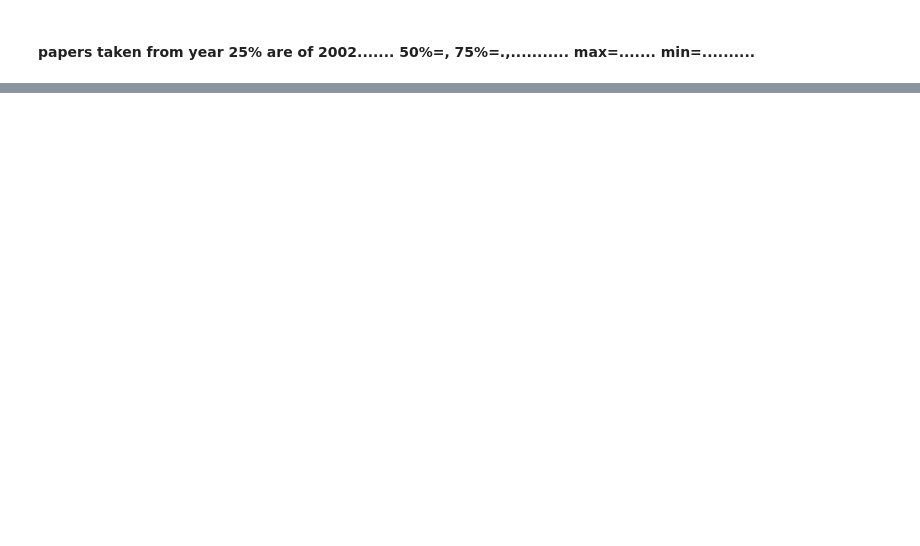
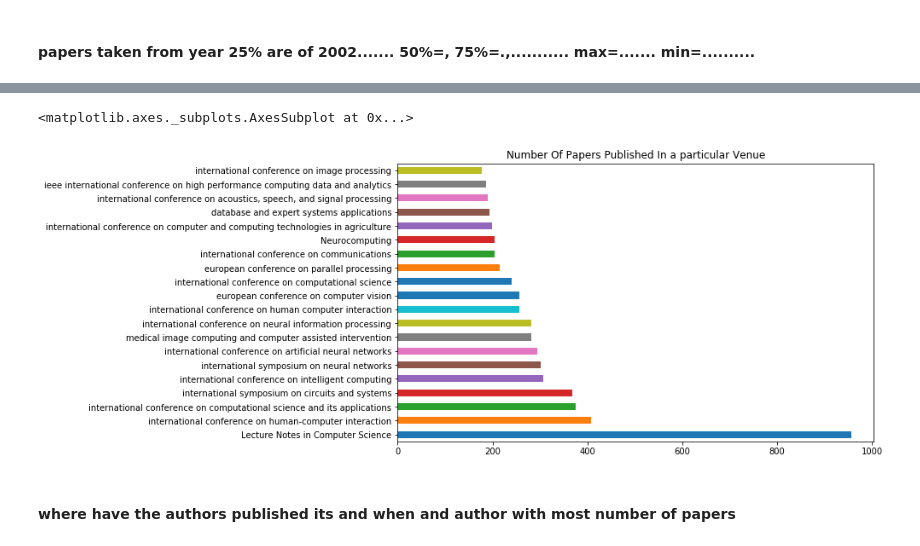
Before and after one commit to jasimahmedkhan/Venue-Classification-Scholarly-data, a Jupyter notebook: Data Science Lab.ipynb, the cells around one changed output, grey strips where cells are left out. Drawn from its saved outputs; the diff is of its cells as text; code cells hidden in the pictures; blank space fills up the shorter version.

```diff
--- a/Data Science Lab.ipynb
+++ b/Data Science Lab.ipynb
@@ -186,0 +235,9 @@ Jan Hreno
+# %%
+def NumberOfPapersPublishedInVenue_or_FOS(fromTime, toTime):
+    """
+        Input fromTime and toTime: Number Int
+
+        return: text string with its numberic count
+    """
+    time = data["year"].apply(lambda x: x > fromTime and x < toTime )
+    return data["venue"][time].value_counts()[:20]
@@ -186,0 +264,8 @@ Jan Hreno
+# %%
+plt.figure(figsize=(10,6))
+NumberOfPapersPublishedInVenue_or_FOS(1900,2019).plot(kind="barh",title="Number Of Papers Published In a particular Venue") #plot
+# %% [output]
+<matplotlib.axes._subplots.AxesSubplot at 0x...>
+[figure, added]
+# %% [markdown]
+####  where have the authors published its and when and author with most number of papers
```
Also changed, not shown: parts of 79 cells of this notebook.
